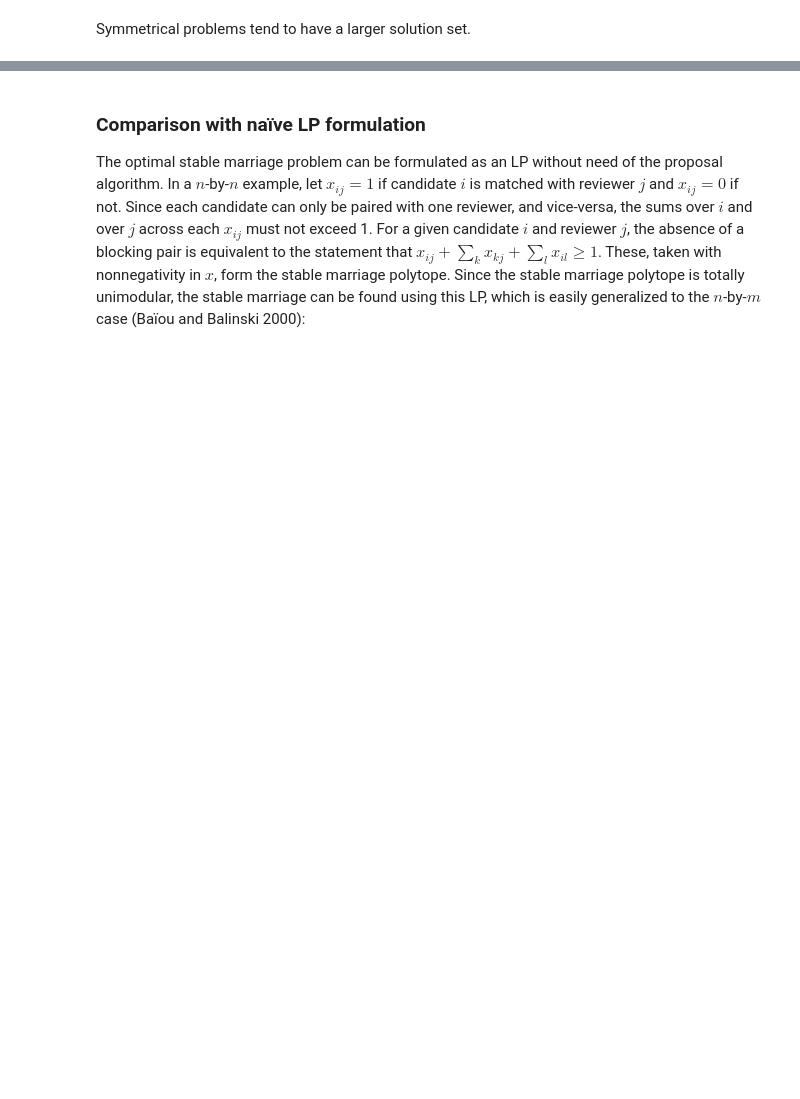
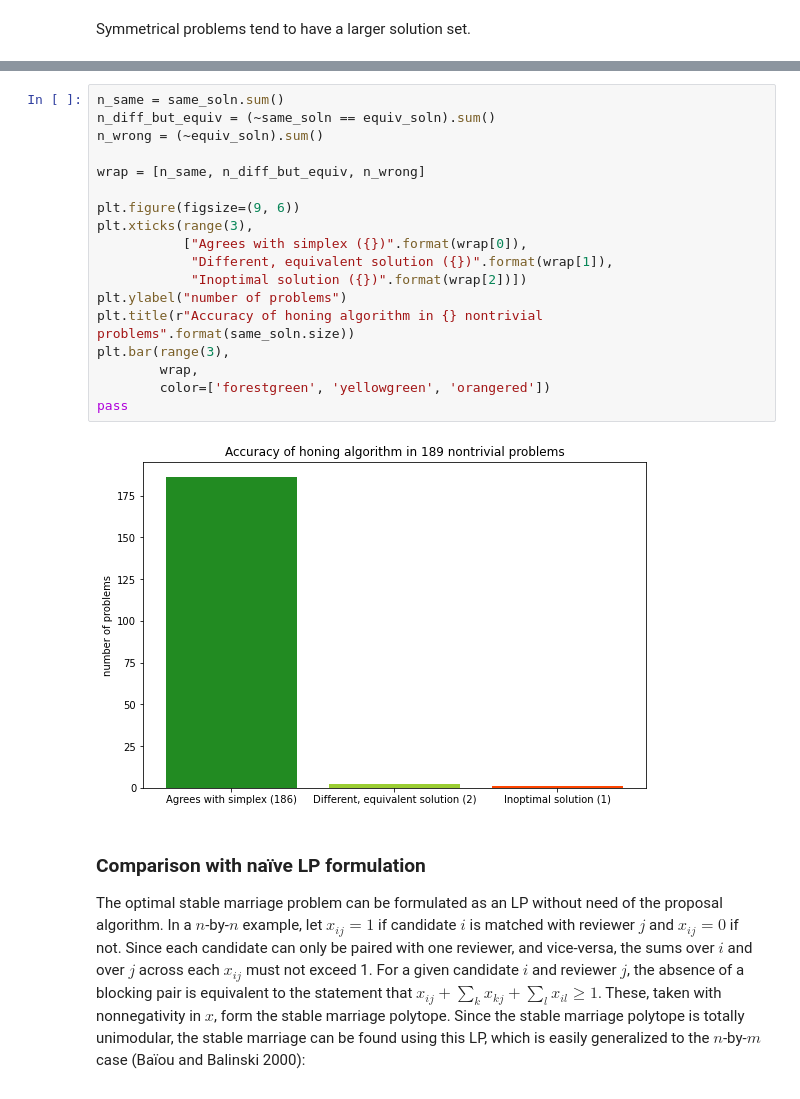
Before and after one commit to maxkapur/assignment, a Jupyter notebook: discussion.ipynb, the cells around one changed output, grey strips where cells are left out. Cells and saved outputs as stored; diff of their text form; blank space fills up the shorter version.

```diff
--- a/discussion.ipynb
+++ b/discussion.ipynb
@@ -444,3 +477,23 @@ pass
+# %%
+n_same = same_soln.sum()
+n_diff_but_equiv = (~same_soln == equiv_soln).sum()
+n_wrong = (~equiv_soln).sum()
+
+wrap = [n_same, n_diff_but_equiv, n_wrong]
+
+plt.figure(figsize=(9, 6))
+plt.xticks(range(3),
+           ["Agrees with simplex ({})".format(wrap[0]),
+            "Different, equivalent solution ({})".format(wrap[1]),
+            "Inoptimal solution ({})".format(wrap[2])])
+plt.ylabel("number of problems")
+plt.title(r"Accuracy of honing algorithm in {} nontrivial problems".format(same_soln.size))
+plt.bar(range(3),
+        wrap,
+        color=['forestgreen', 'yellowgreen', 'orangered'])
+pass
+# %% [output]
+[figure, added]
 # %% [markdown]
 ### Comparison with na&iuml;ve LP formulation
 
```
Also changed, not shown: parts of 12 cells of this notebook, 4 other files.
